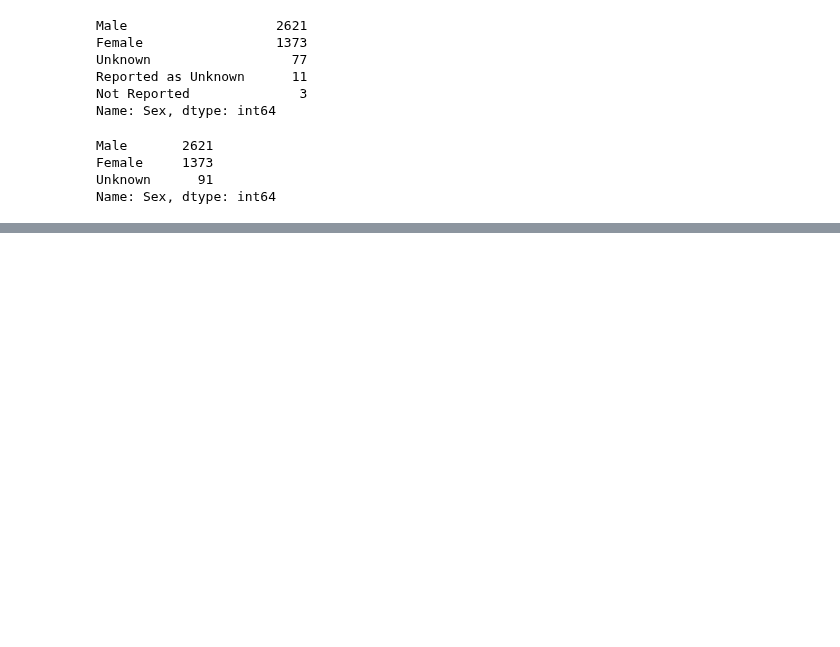
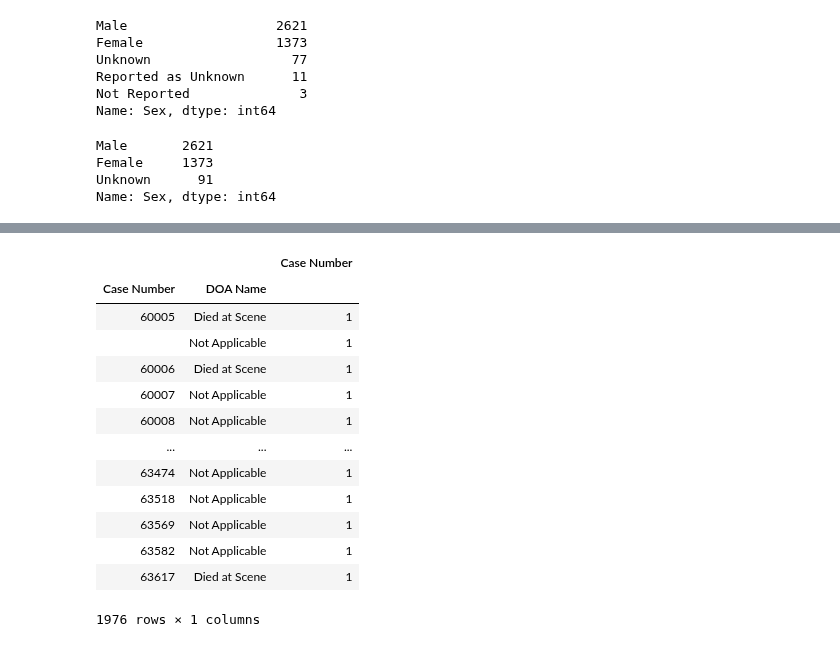
Before and after one commit to mwhitmore1/ucsd_bootcamp-traffic_accident_analysis, a Jupyter notebook: notebooks/Visualization_Tests.ipynb, the cells around one changed output, grey strips where cells are left out. Cells and saved outputs as stored; diff of their text form; code cells hidden in the pictures; blank space fills up the shorter version.

```diff
--- a/notebooks/Visualization_Tests.ipynb
+++ b/notebooks/Visualization_Tests.ipynb
@@ -146,0 +211,20 @@ plt.title()
+# %%
+new = pd.DataFrame(death1.nunique())
+# %%
+new2=pd.DataFrame(new,columns =['Case Number'])
+new2
+# %% [output]
+|  |  | Case Number |
+| Case Number | DOA Name |  |
+| 60005 | Died at Scene | 1 |
+|  | Not Applicable | 1 |
+| 60006 | Died at Scene | 1 |
+| 60007 | Not Applicable | 1 |
+| 60008 | Not Applicable | 1 |
+| ... | ... | ... |
+| 63474 | Not Applicable | 1 |
+| 63518 | Not Applicable | 1 |
+| 63569 | Not Applicable | 1 |
+| 63582 | Not Applicable | 1 |
+| 63617 | Died at Scene | 1 |
+1976 rows × 1 columns
```
Also changed, not shown: parts of 6 cells of this notebook.
